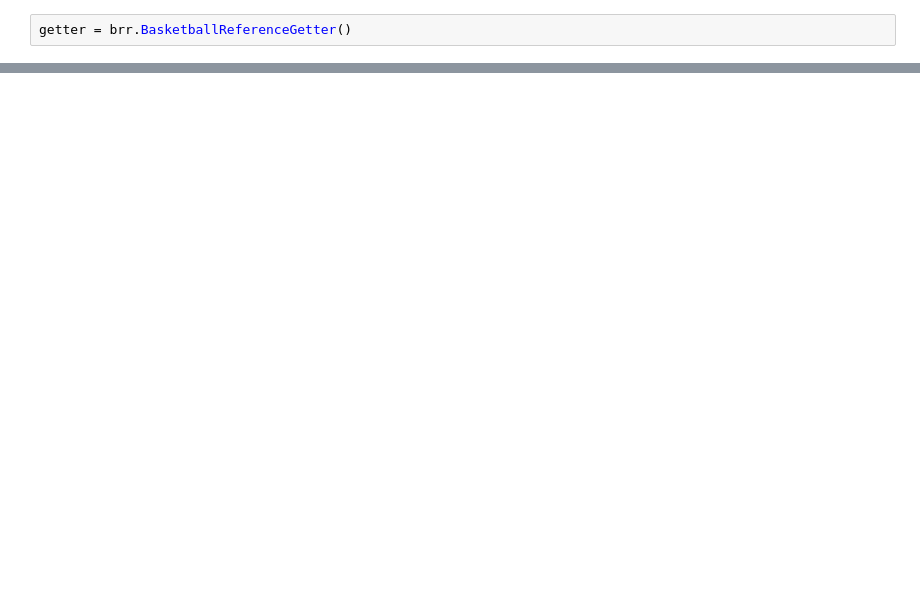
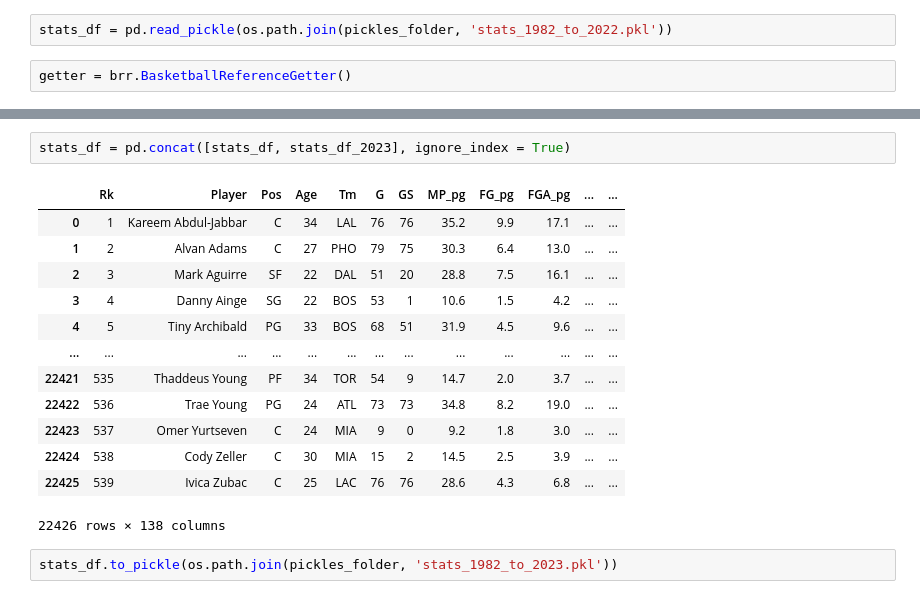
Before and after one commit to Rodrixx05/nba-mvp-prediction-modelling, a Jupyter notebook: data_collection.ipynb, the cells around one changed output, grey strips where cells are left out. Saved outputs shown, nothing was run; the diff lists cells and outputs as text; blank space fills up the shorter version.

```diff
--- a/data_collection.ipynb
+++ b/data_collection.ipynb
@@ -4,3 +26,5 @@ import utils.basketball_reference_rodrixx as brr
+# %%
+stats_df = pd.read_pickle(os.path.join(pickles_folder, 'stats_1982_to_2022.pkl'))
 # %%
 getter = brr.BasketballReferenceGetter()
 # %%
@@ -89,0 +80,18 @@ df_2022.to_pickle('dataframes/stats_2022.pkl')
+# %%
+stats_df = pd.concat([stats_df, stats_df_2023], ignore_index = True)
+# %% [output]
+|  | Rk | Player | Pos | Age | Tm | G | GS | MP_pg | FG_pg | FGA_pg | ... | ... |
+| 0 | 1 | Kareem Abdul-Jabbar | C | 34 | LAL | 76 | 76 | 35.2 | 9.9 | 17.1 | ... | ... |
+| 1 | 2 | Alvan Adams | C | 27 | PHO | 79 | 75 | 30.3 | 6.4 | 13.0 | ... | ... |
+| 2 | 3 | Mark Aguirre | SF | 22 | DAL | 51 | 20 | 28.8 | 7.5 | 16.1 | ... | ... |
+| 3 | 4 | Danny Ainge | SG | 22 | BOS | 53 | 1 | 10.6 | 1.5 | 4.2 | ... | ... |
+| 4 | 5 | Tiny Archibald | PG | 33 | BOS | 68 | 51 | 31.9 | 4.5 | 9.6 | ... | ... |
+| ... | ... | ... | ... | ... | ... | ... | ... | ... | ... | ... | ... | ... |
+| 22421 | 535 | Thaddeus Young | PF | 34 | TOR | 54 | 9 | 14.7 | 2.0 | 3.7 | ... | ... |
+| 22422 | 536 | Trae Young | PG | 24 | ATL | 73 | 73 | 34.8 | 8.2 | 19.0 | ... | ... |
+| 22423 | 537 | Omer Yurtseven | C | 24 | MIA | 9 | 0 | 9.2 | 1.8 | 3.0 | ... | ... |
+| 22424 | 538 | Cody Zeller | C | 30 | MIA | 15 | 2 | 14.5 | 2.5 | 3.9 | ... | ... |
+| 22425 | 539 | Ivica Zubac | C | 25 | LAC | 76 | 76 | 28.6 | 4.3 | 6.8 | ... | ... |
+22426 rows × 138 columns
+# %%
+stats_df.to_pickle(os.path.join(pickles_folder, 'stats_1982_to_2023.pkl'))
```
Also changed, not shown: parts of 15 cells of this notebook.
